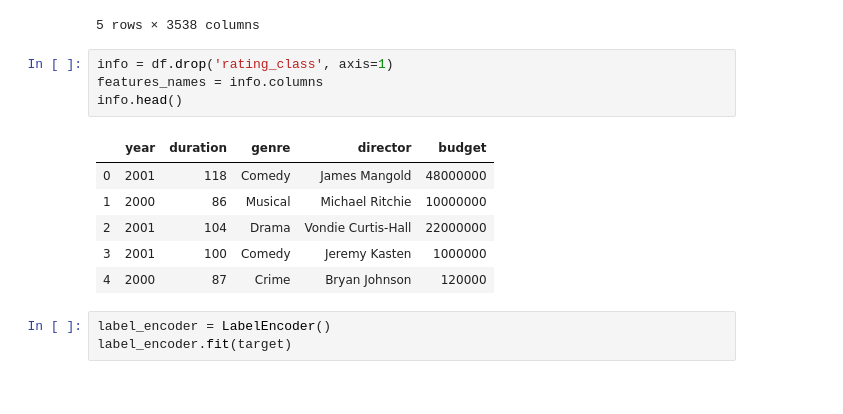
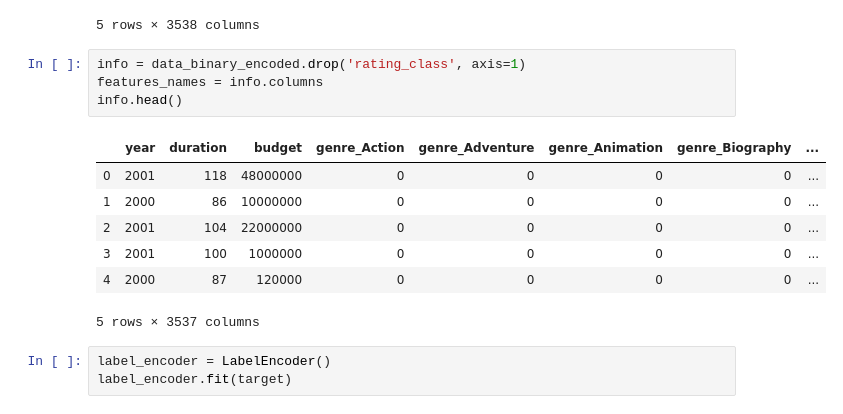
Before and after one commit to dclarke044/Final_Project, a Jupyter notebook: svm.ipynb, the cells around one changed output. Drawn from its saved outputs; the diff is of its cells as text.

```diff
--- a/svm.ipynb
+++ b/svm.ipynb
@@ -157,16 +157,17 @@ data_binary_encoded.head()
 | 4 | 2000 | 87 | 120000 | Good | 0 | 0 | 0 | ... |
 5 rows × 3538 columns
 # %%
-info = df.drop('rating_class', axis=1)
+info = data_binary_encoded.drop('rating_class', axis=1)
 features_names = info.columns
 info.head()
 # %% [output]
-|  | year | duration | genre | director | budget |
-| 0 | 2001 | 118 | Comedy | James Mangold | 48000000 |
-| 1 | 2000 | 86 | Musical | Michael Ritchie | 10000000 |
-| 2 | 2001 | 104 | Drama | Vondie Curtis-Hall | 22000000 |
-| 3 | 2001 | 100 | Comedy | Jeremy Kasten | 1000000 |
-| 4 | 2000 | 87 | Crime | Bryan Johnson | 120000 |
+|  | year | duration | budget | genre_Action | genre_Adventure | genre_Animation | genre_Biography | ... |
+| 0 | 2001 | 118 | 48000000 | 0 | 0 | 0 | 0 | ... |
+| 1 | 2000 | 86 | 10000000 | 0 | 0 | 0 | 0 | ... |
+| 2 | 2001 | 104 | 22000000 | 0 | 0 | 0 | 0 | ... |
+| 3 | 2001 | 100 | 1000000 | 0 | 0 | 0 | 0 | ... |
+| 4 | 2000 | 87 | 120000 | 0 | 0 | 0 | 0 | ... |
+5 rows × 3537 columns
 # %%
 label_encoder = LabelEncoder()
 label_encoder.fit(target)
```
Also changed, not shown: parts of 4 cells of this notebook.
